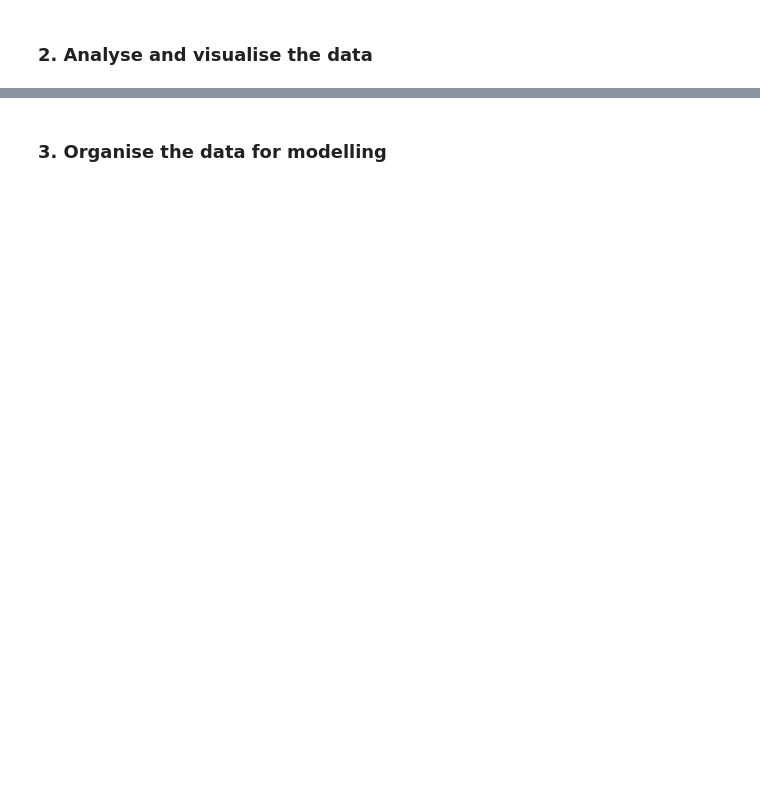
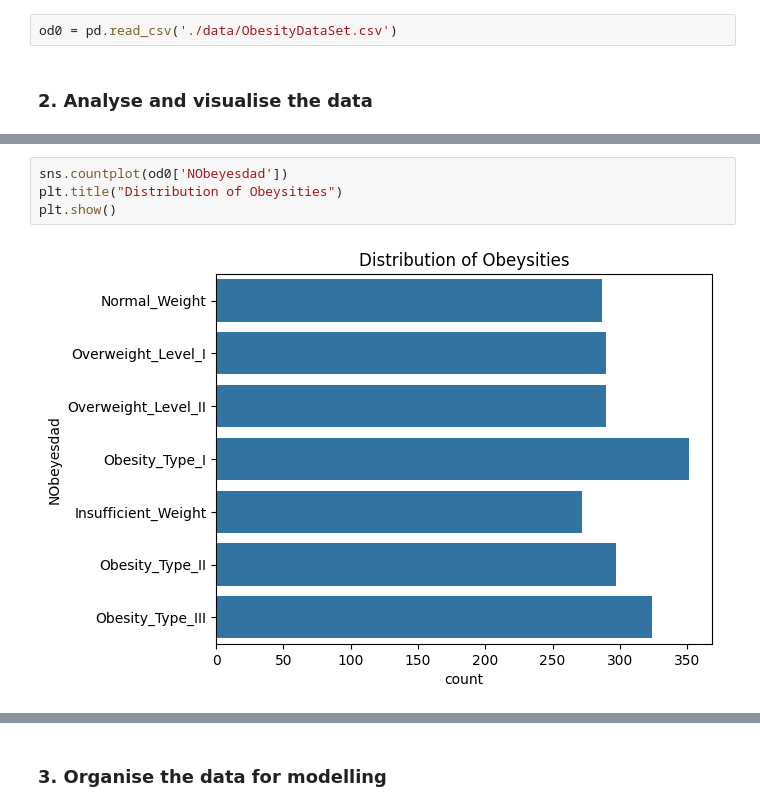
Before and after one commit to secary/compsci7306, a Jupyter notebook: mbd_a1/a1942340_dongjuma_assign1.ipynb, the cells around one changed output, grey strips where cells are left out. Saved outputs shown, nothing was run; the diff lists cells and outputs as text; blank space fills up the shorter version.

```diff
--- a/mbd_a1/a1942340_dongjuma_assign1.ipynb
+++ b/mbd_a1/a1942340_dongjuma_assign1.ipynb
@@ -44,2 +69,4 @@ import pandas as pd
+# %%
+od0 = pd.read_csv('./data/ObesityDataSet.csv')
 # %% [markdown]
 ### 2. Analyse and visualise the data
@@ -45,0 +164,6 @@ import pandas as pd
+# %%
+sns.countplot(od0['NObeyesdad'])
+plt.title("Distribution of Obeysities")
+plt.show()
+# %% [output]
+[figure, added]
```
Also changed, not shown: parts of 25 cells of this notebook, 3 other files.
